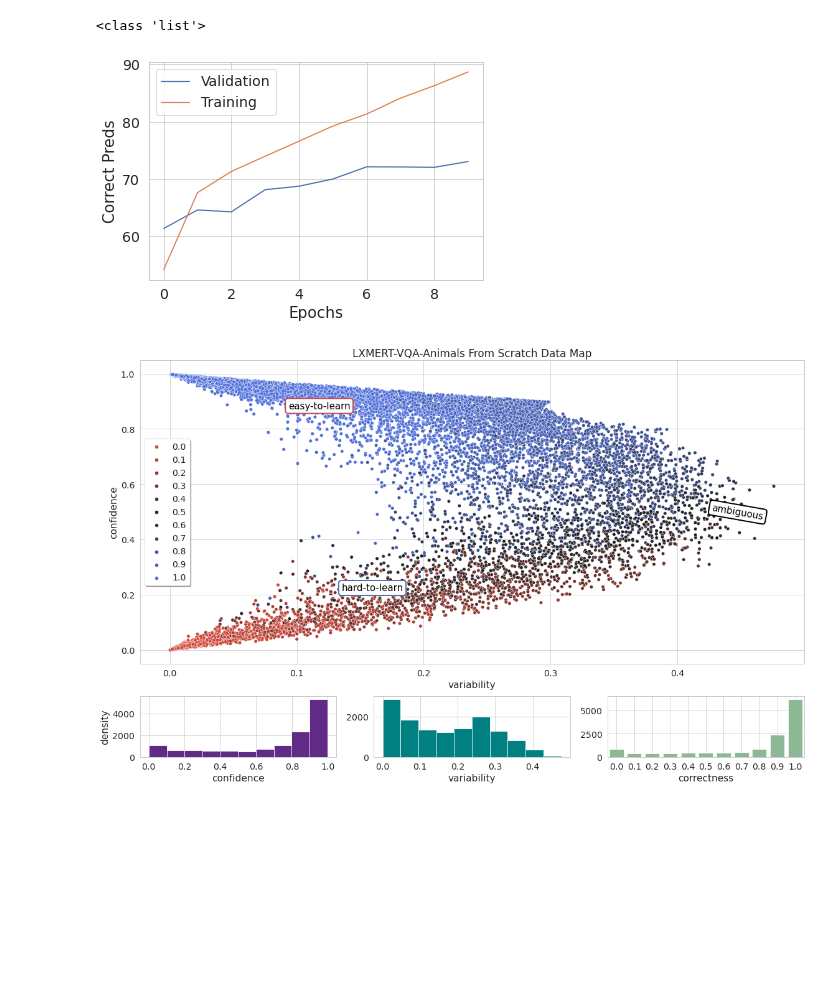
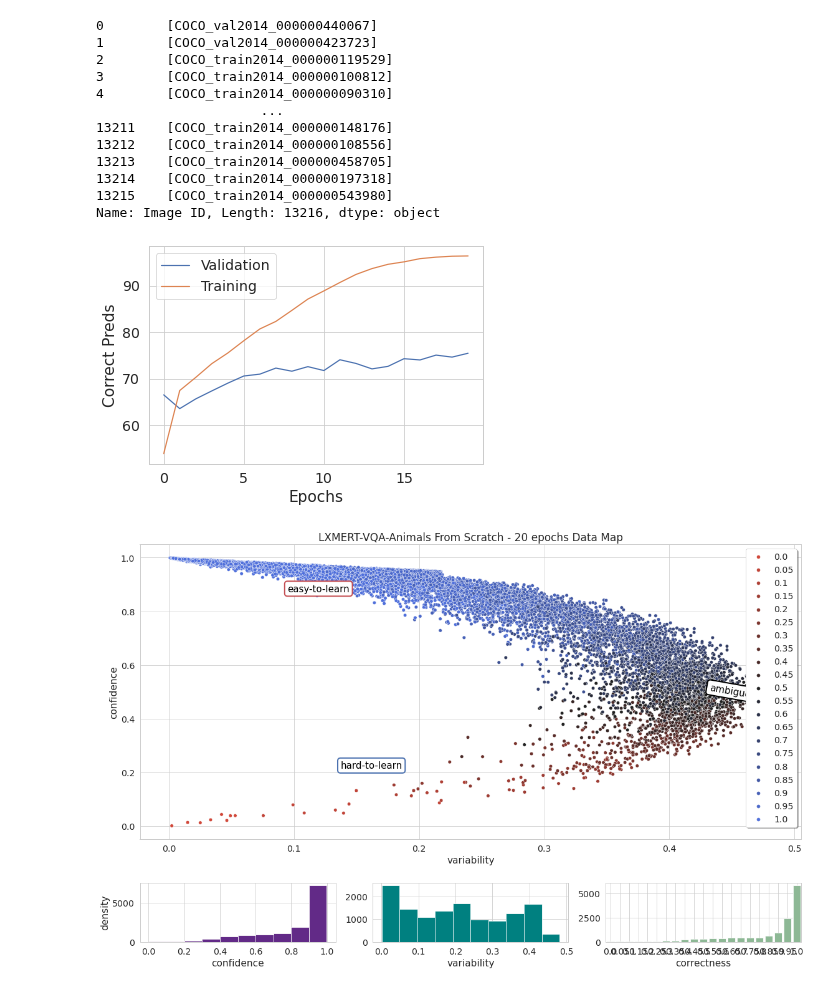
Before and after one commit to jr4fs/vl-pretraining, a Jupyter notebook: datamaps/plot_datamaps.ipynb, the cells around one changed output. Saved outputs shown, nothing was run; the diff lists cells and outputs as text; code cells hidden in the pictures; blank space fills up the shorter version.

```diff
--- a/datamaps/plot_datamaps.ipynb
+++ b/datamaps/plot_datamaps.ipynb
@@ -275,21 +488,22 @@ def datamap_outliers(df, datamap_stats, confidence_threshold, variability_thresh
 # %%
 
-base_path ='../snap/vqa/vqa_lxr955_animals_fromScratch/'
+base_path ='../snap/vqa/vqa_lxr955_animals_fromScratch_20epochs/'
 datamap_stats = load_datamap_stats(base_path)
 df = calculate_datamap_metrics(datamap_stats)
 plot_trainval_acc(base_path)
-scatter_it(df, title='VQA-Animals From Scratch', show_hist=True)
-
-
-# ambiguous_outliers, ambiguous_img_ids = datamap_outliers(df, datamap_stats, 0.5, 0.4, 'ambiguous')
-
-
-# dataset = foz.load_zoo_dataset(
-#     "coco-2014",
-#     split="train",
-#     image_ids=ambiguous_img_ids
-# )
+scatter_it(df, title='VQA-Animals From Scratch - 20 epochs', show_hist=True)
 # %% [output]
-<class 'list'>
+0        [COCO_val2014_000000440067]
+1        [COCO_val2014_000000423723]
+2        [COCO_train2014_000000119529]
+3        [COCO_train2014_000000100812]
+4        [COCO_train2014_000000090310]
+                     ...
+13211    [COCO_train2014_000000148176]
+13212    [COCO_train2014_000000108556]
+13213    [COCO_train2014_000000458705]
+13214    [COCO_train2014_000000197318]
+13215    [COCO_train2014_000000543980]
+Name: Image ID, Length: 13216, dtype: object
-[figure, old version]
+[figure, new version]
-[figure, old version]
+[figure, new version]
```
Also changed, not shown: parts of 6 cells of this notebook, 3 other files.
